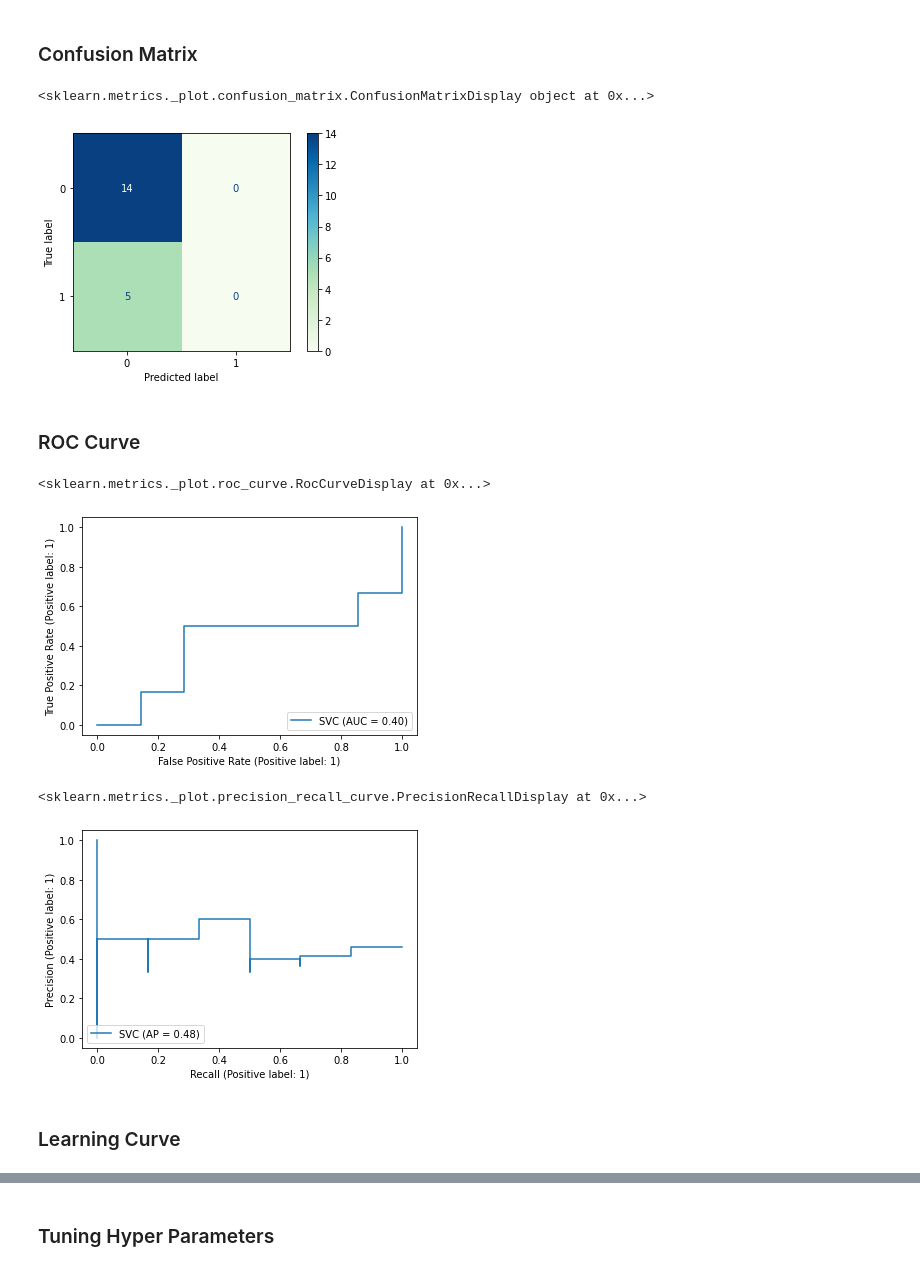
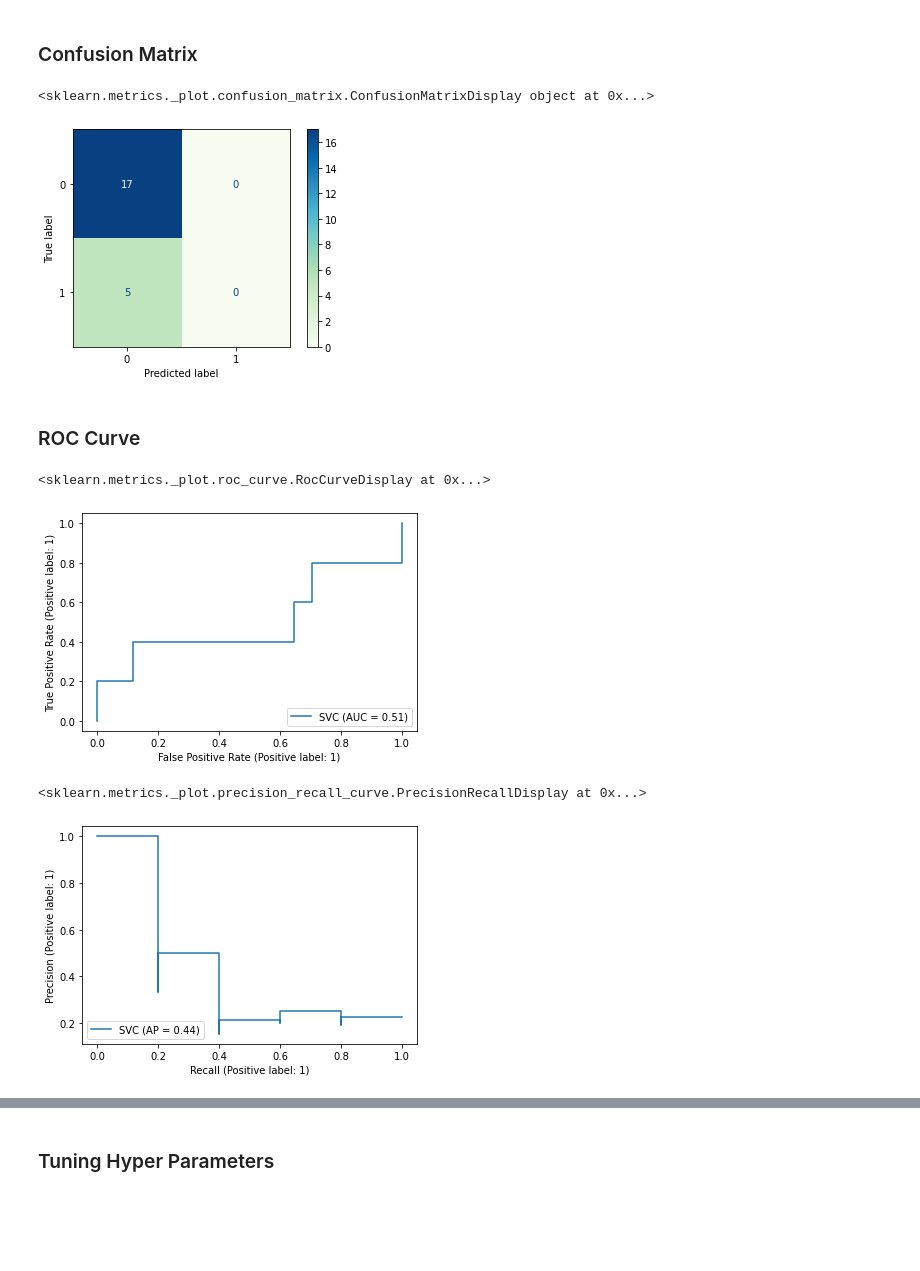
Before and after one commit to KisanThapa/ProjectCS638-Applied-Machine-Learning, a Jupyter notebook: model.ipynb, the cells around one changed output, grey strips where cells are left out. Saved outputs shown, nothing was run; the diff lists cells and outputs as text; code cells hidden in the pictures; blank space fills up the shorter version.

```diff
--- a/model.ipynb
+++ b/model.ipynb
@@ -99,8 +98,8 @@ sns.countplot(y['Class'])
 ##### Creating three set of datas 1. Training Set 2. Validataion Set and 3. Testing Set
 # %%
 # Splitting Datasets
-X_train, X_test, y_train, y_test = train_test_split(X, y, train_size=0.87, random_state=1)
-X_train, X_valid, y_train, y_valid = train_test_split(X_train, y_train, train_size=0.9, random_state=1)
+X_train, X_test, y_train, y_test = train_test_split(X, y, train_size=0.85, random_state=1)
+X_train, X_valid, y_train, y_valid = train_test_split(X_train, y_train, train_size=0.80, random_state=1)
 # %%
 print("X Training Set     " + str(X_train.shape))
 print("X Testing Set      " + str(X_test.shape))
@@ -267,18 +304,16 @@ conf_mat = metrics.plot_confusion_matrix(clf, X_test, y_test, cmap='GnBu')
 print(conf_mat)
 # %% [output]
 <sklearn.metrics._plot.confusion_matrix.ConfusionMatrixDisplay object at 0x...>
-[figure, old version]
+[figure, new version]
 # %% [markdown]
 ### ROC Curve
 # %%
-plot_roc_curve(clf, X_valid, y_valid)
+plot_roc_curve(clf, X_test, y_test)
 # %% [output]
 <sklearn.metrics._plot.roc_curve.RocCurveDisplay at 0x...>
-[figure, old version]
+[figure, new version]
 # %%
-plot_precision_recall_curve(clf, X_valid, y_valid)
+plot_precision_recall_curve(clf, X_test, y_test)
 # %% [output]
 <sklearn.metrics._plot.precision_recall_curve.PrecisionRecallDisplay at 0x...>
-[figure, old version]
+[figure, new version]
-# %% [markdown]
-### Learning Curve
```
Also changed, not shown: parts of 45 cells of this notebook.
